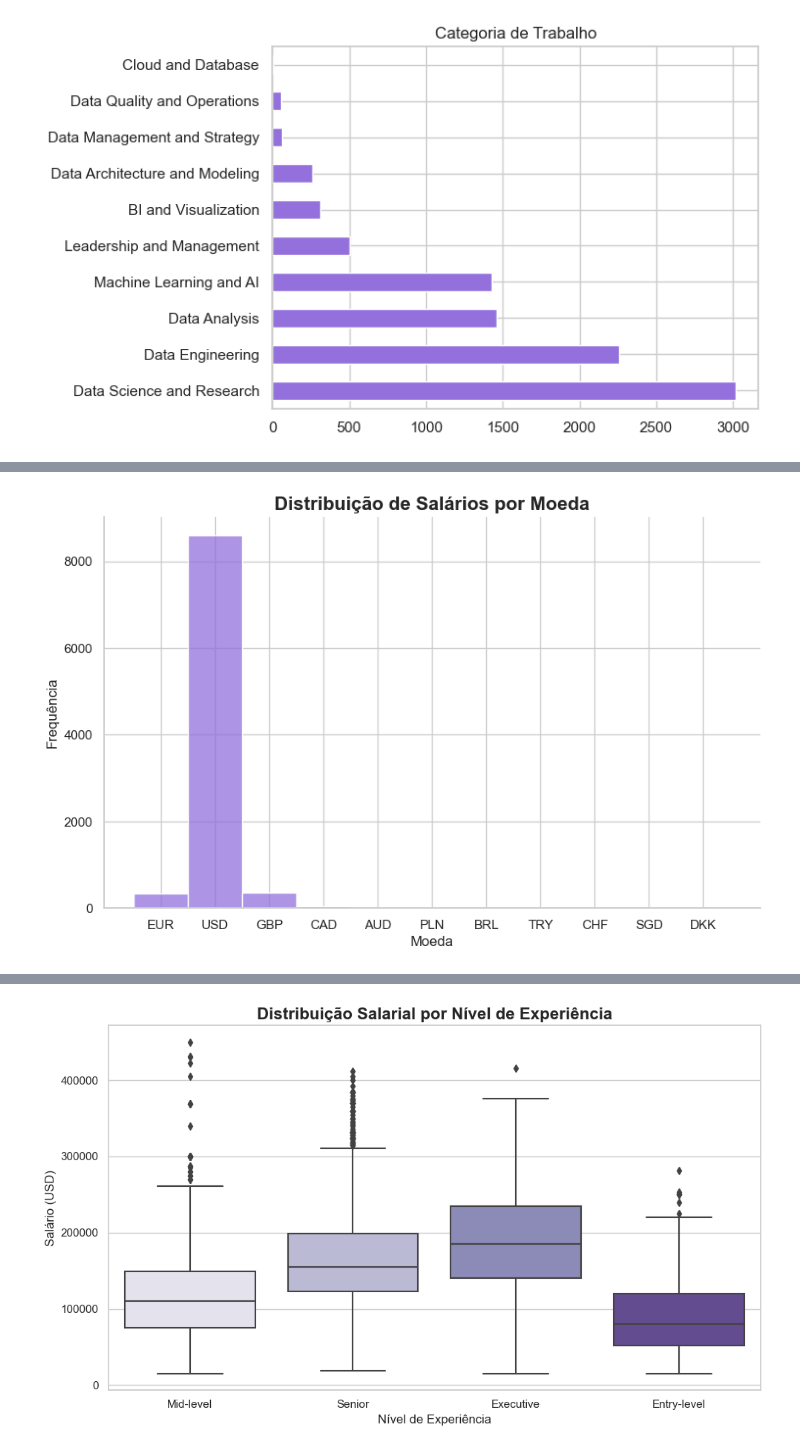
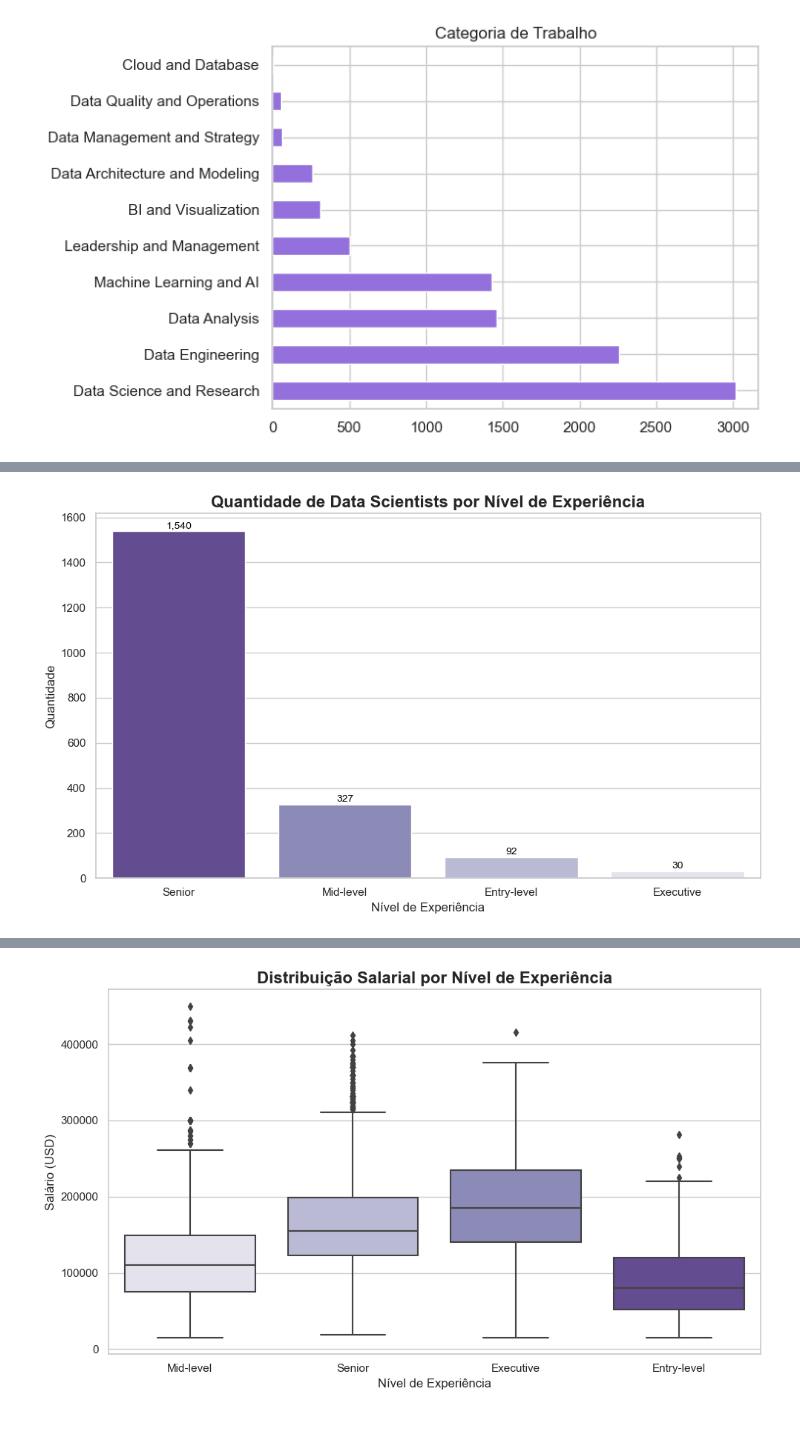
Before and after one commit to pedroohsilva/diferenca-salarial-analistas-e-cientistas-de-dados, a Jupyter notebook: Análise Exploratória de Dados/Análise Exploratória de Dados.ipynb, the cells around one changed output, grey strips where cells are left out. Saved outputs shown, nothing was run; the diff lists cells and outputs as text; code cells hidden in the pictures.

Commit message:
Análise Exploratória de Dados

```diff
--- a/Análise Exploratória de Dados/Análise Exploratória de Dados.ipynb
+++ b/Análise Exploratória de Dados/Análise Exploratória de Dados.ipynb
@@ -229,23 +212,41 @@ dtype: int64
 # %%
-# Configurando estilo premium com Seaborn
-sns.set_theme(style="whitegrid", palette="pastel")
+# Quantidade de Data Scientists por Nível de Experiência
 
-# Criar figura e eixo
-plt.figure(figsize=(10, 6))
+# Filtrando para um cargo específico
+cargo_especifico = "Data Scientist"  # Verificando se o valor existe em "job_title"
+df_cargo = df[df["job_title"] == cargo_especifico]
 
-# Gerar o histograma
-sns.histplot(data=df, x="salary_currency", color="mediumpurple", edgecolor="white", linewidth=1)
+# Configurando estilo
+sns.set_theme(style="whitegrid")
 
-# Títulos e rótulos
-plt.title("Distribuição de Salários por Moeda", fontsize=16, fontweight="bold")
-plt.xlabel("Moeda", fontsize=12)
-plt.ylabel("Frequência", fontsize=12)
+# Verificando se o dataframe não está vazio
+if not df_cargo.empty:
+    # Criando o gráfico
+    plt.figure(figsize=(10, 6))
+    ax = sns.countplot(
+        data=df_cargo,
+        x="experience_level",
+        palette="Purples_r",
+        order=df_cargo["experience_level"].value_counts().index
+    )
 
-# Remover ruídos estéticos
-sns.despine(top=True, right=True)
+    # Adicionando rótulos de valores diretamente nas barras
+    for p in ax.patches:
+        ax.annotate(
+            format(int(p.get_height()), ','),  # Formata o valor como inteiro
+            (p.get_x() + p.get_width() / 2., p.get_height()),  # Define a posição
+            ha='center', va='center', fontsize=10, color='black', xytext=(0, 5), textcoords='offset points'
+        )
 
-# Mostrar o gráfico
-plt.show()
-# Distribuição de salários
+    # Títulos e rótulos
+    plt.title(f"Quantidade de {cargo_especifico}s por Nível de Experiência", fontsize=16, fontweight="bold")
+    plt.xlabel("Nível de Experiência", fontsize=12)
+    plt.ylabel("Quantidade", fontsize=12)
+
+    # Ajustar layout e exibir
+    plt.tight_layout()
+    plt.show()
+else:
+    print(f"Nenhum dado encontrado para o cargo: {cargo_especifico}")
 # %% [output]
-[figure, old version]
+[figure, new version]
```
Also changed, not shown: parts of 4 cells of this notebook, 3 other files.
